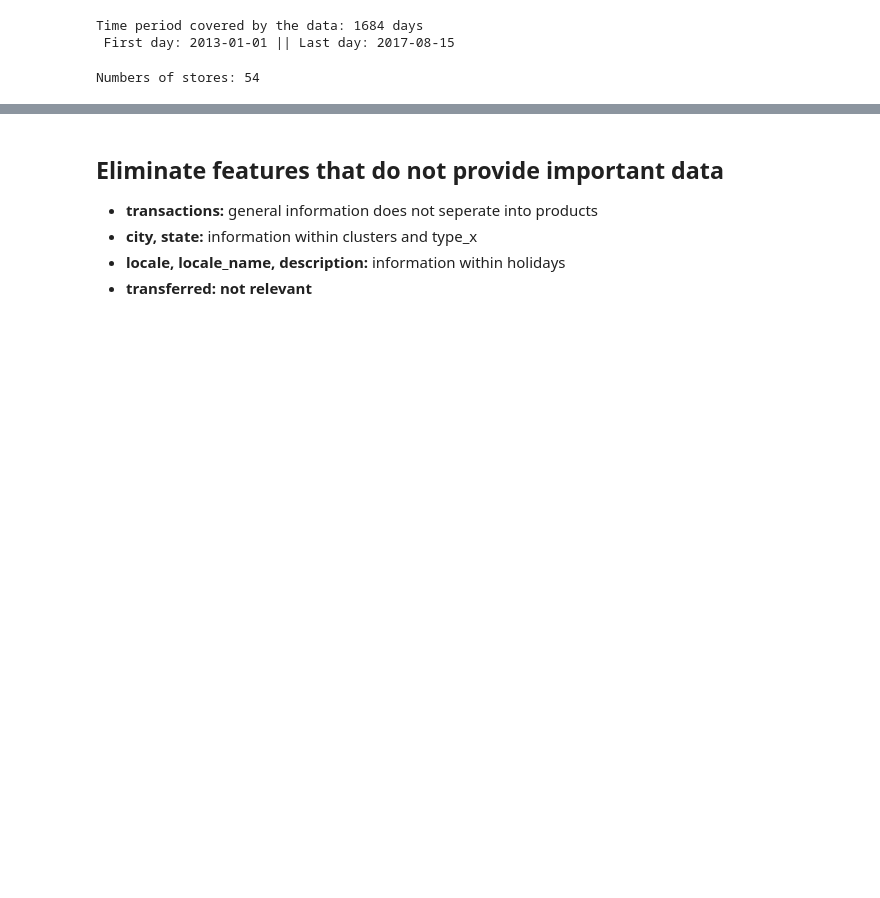
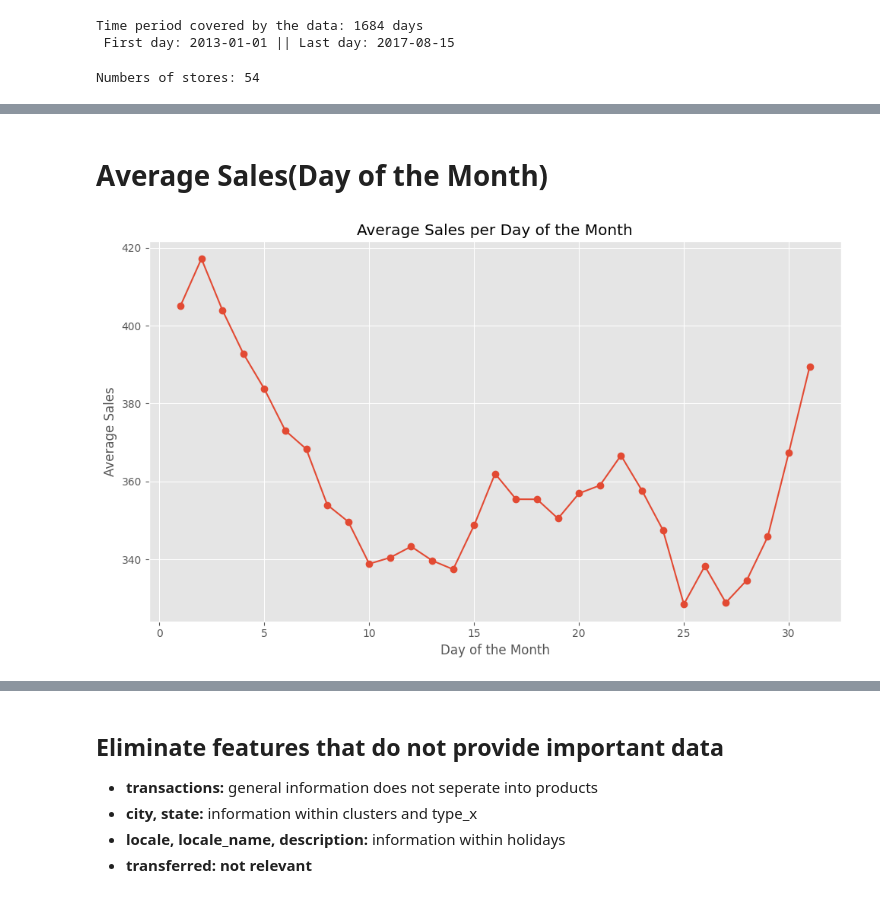
Before and after one commit to Temmybjt/Store-Sales--Time-Series-Forecasting, a Jupyter notebook: Store_Sales_Time_Series_Forecast.ipynb, the cells around one changed output, grey strips where cells are left out. Drawn from its saved outputs; the diff is of its cells as text; code cells hidden in the pictures; blank space fills up the shorter version.

```diff
--- a/Store_Sales_Time_Series_Forecast.ipynb
+++ b/Store_Sales_Time_Series_Forecast.ipynb
@@ -262,0 +302,19 @@ test['day_of_week'] = test['date'].dt.day_name()
+# %% [markdown]
+# **Average Sales(Day of the Month)**
+# %%
+# Group the data by the day of the month and calculate the average sales for each day.
+average_sales_per_day = train.groupby(train['date'].dt.day)['sales'].mean()
+
+# Create a line or bar plot to represent the average sales per day of the month.
+plt.figure(figsize=(10, 6))
+plt.plot(average_sales_per_day.index, average_sales_per_day.values, marker='o', linestyle='-')
+plt.xlabel('Day of the Month')
+plt.ylabel('Average Sales')
+plt.title('Average Sales per Day of the Month')
+plt.grid(True)
+
+# Show the plot
+plt.tight_layout()
+plt.show()
+# %% [output]
+[figure, added]
```
Also changed, not shown: parts of 11 cells of this notebook.
